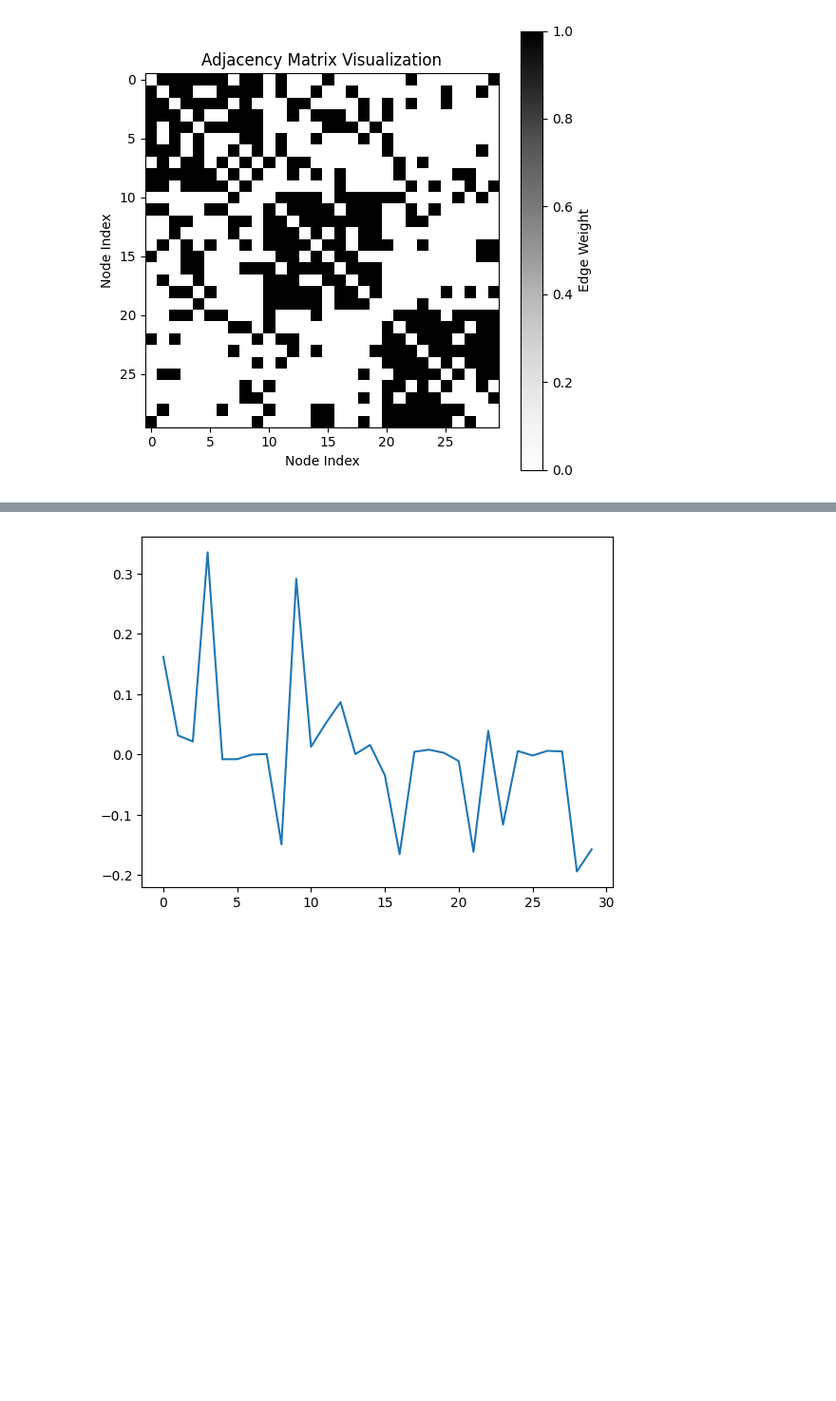
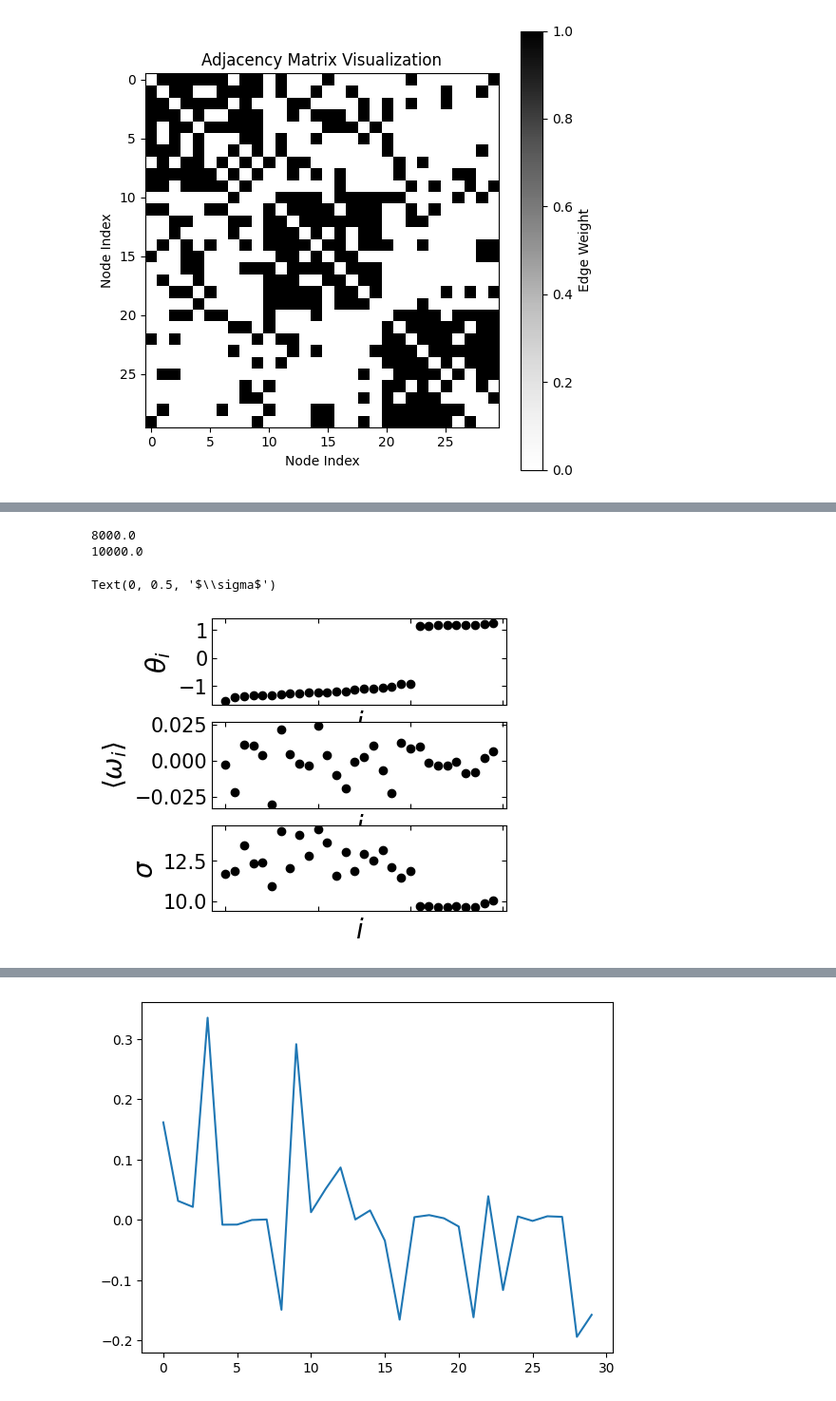
Before and after one commit to rariveros/LENL_simulations, a Jupyter notebook: 00_projects/network_chimeras/simulations/simulation.ipynb, the cells around one changed output, grey strips where cells are left out. Shown at 95% size. Saved outputs shown, nothing was run; the diff lists cells and outputs as text; code cells hidden in the pictures; blank space fills up the shorter version.

```diff
--- a/00_projects/network_chimeras/simulations/simulation.ipynb
+++ b/00_projects/network_chimeras/simulations/simulation.ipynb
@@ -422 +423,36 @@ ax03.set_xlim(0, 50)
+# %%
+from scipy import integrate
+i_0 = np.argmin(np.abs(t_grid - 8000))
+i_f = np.argmin(np.abs(t_grid - t_final))
+
+print(t_grid[i_0])
+print(t_grid[i_f])
+
+omega_average = integrate.simpson(np.diff(phase_light, axis=0)[i_0:] / dt, t_grid[i_0:i_f - 2], axis=0) / (t_grid[i_f - 2] - t_grid[i_0])
+sigma2 = integrate.simpson(((np.diff(phase_light, axis=0)[i_0:] / dt) - omega_average) ** 2, t_grid[i_0:i_f - 2], axis=0) / (t_grid[i_f - 2] - t_grid[i_0])
+
+fig, (ax01, ax02, ax03) = plt.subplots(3, 1, figsize=(4, 4))
+args = np.argsort(phase_light[-1, :])
+ax01.scatter(x_grid, np.sort(phase_light[-1, args]), color="k")
+ax01.tick_params(axis="y", direction="in", labelsize=15, left=True, right=True, labelleft=True, labelright=False)
+ax01.tick_params(axis="x", direction="in", labelsize=15, top=True, bottom=True, labeltop=False, labelbottom=False)
+ax01.set_xlabel("$i$", fontsize=20)
+ax01.set_ylabel("$\\theta_i$", fontsize=20)
+
+ax02.scatter(x_grid, omega_average[args], color="k")
+ax02.tick_params(axis="y", direction="in", labelsize=15, left=True, right=True, labelleft=True, labelright=False)
+ax02.tick_params(axis="x", direction="in", labelsize=15, top=True, bottom=True, labeltop=False, labelbottom=False)
+ax02.set_xlabel("$i$", fontsize=20)
+ax02.set_ylabel("$\\langle \\omega_i \\rangle$", fontsize=20)
+
+ax03.scatter(x_grid, np.sqrt(sigma2[args]), color="k")
+ax03.tick_params(axis="y", direction="in", labelsize=15, left=True, right=True, labelleft=True, labelright=False)
+ax03.tick_params(axis="x", direction="in", labelsize=15, top=True, bottom=True, labeltop=False, labelbottom=False)
+ax03.set_xlabel("$i$", fontsize=20)
+ax03.set_ylabel("$\\sigma$", fontsize=20)
+# %% [output]
+8000.0
+10000.0
+Text(0, 0.5, '$\\sigma$')
+[figure, added]
 # %%
```
Also changed, not shown: parts of 9 cells of this notebook, 4 other files.
